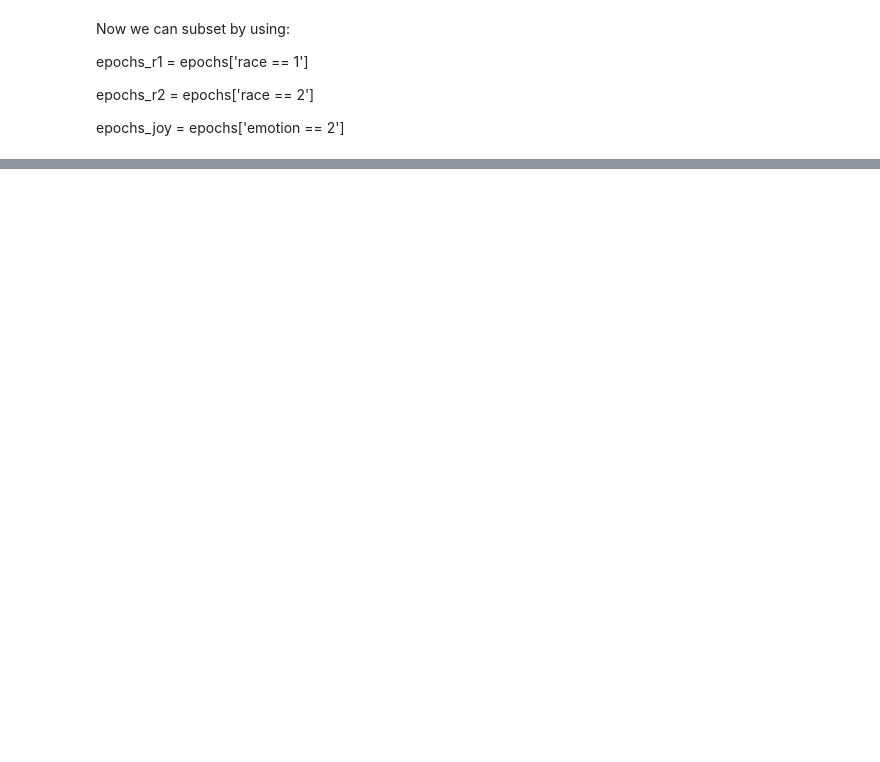
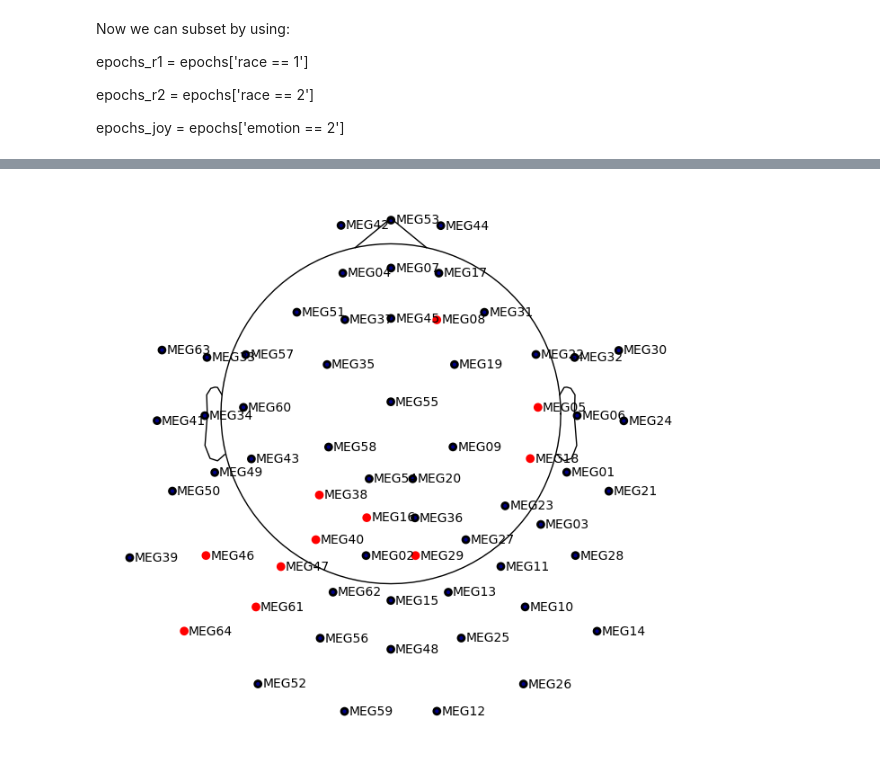
Before and after one commit to Azrae101/Bachelor2025, a Jupyter notebook: sanity checks/epochs.ipynb, the cells around one changed output, grey strips where cells are left out. Cells and saved outputs as stored; diff of their text form; code cells hidden in the pictures; blank space fills up the shorter version.

Commit message:
Updating preprocessing and epochs

```diff
--- a/sanity checks/epochs.ipynb
+++ b/sanity checks/epochs.ipynb
@@ -254,0 +276,6 @@ NOTE: tfr_multitaper() is a legacy function. New code should use .compute_tfr(me
+# %%
+#plot sensor map
+
+epochs.plot_sensors(kind='topomap', ch_type='mag', show_names=True);
+# %% [output]
+[figure, added]
```
Also changed, not shown: parts of 9 cells of this notebook, 4 other files.
